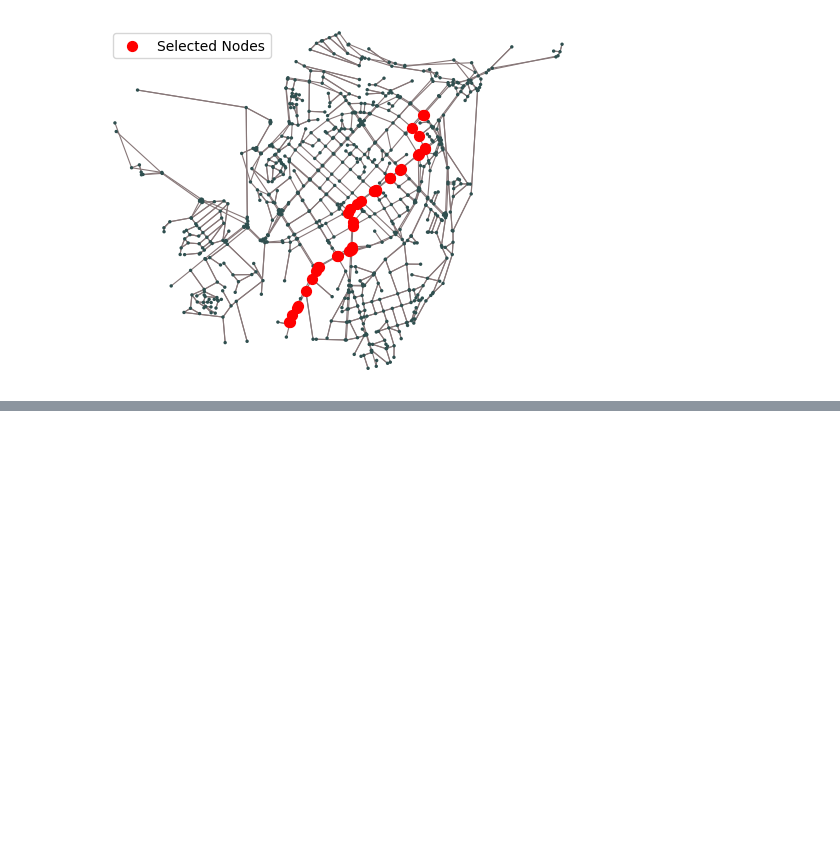
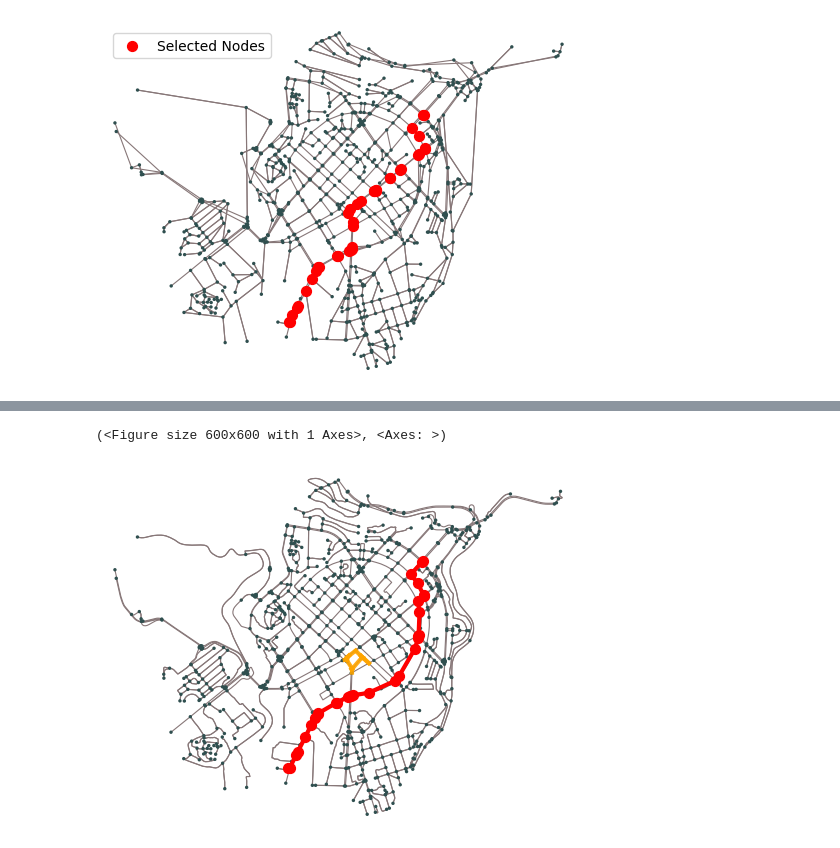
Before and after one commit to nane-khachatryan21/ai-pathfinding-project, a Jupyter notebook: src/usage.ipynb, the cells around one changed output, grey strips where cells are left out. Cells and saved outputs as stored; diff of their text form; code cells hidden in the pictures; blank space fills up the shorter version.

```diff
--- a/src/usage.ipynb
+++ b/src/usage.ipynb
@@ -146,0 +226,4 @@ ax.legend()
+# %%
+node_to_block = path[16]
+# %%
+scheduler = EdgeCostChanger(G, node_to_block, time_to_block=5, factor=100)
@@ -146,0 +237,5 @@ ax.legend()
+# %%
+plot_graph_with_path(G, path, blocked_edges=chaned_edge_list)
+# %% [output]
+(<Figure size 600x600 with 1 Axes>, <Axes: >)
+[figure, added]
```
Also changed, not shown: parts of 6 cells of this notebook, 6 other files.
